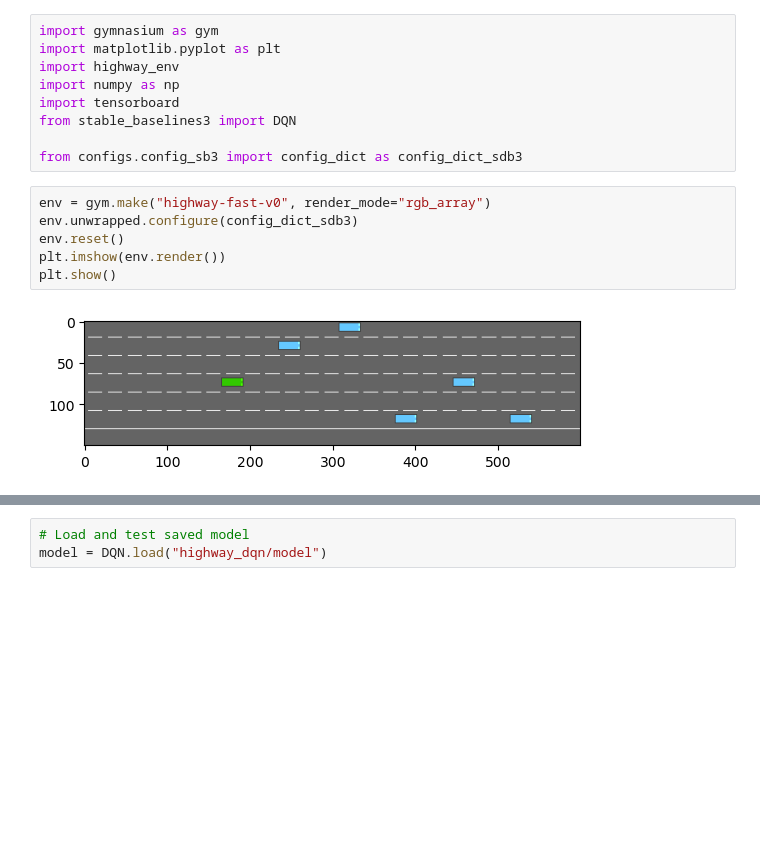
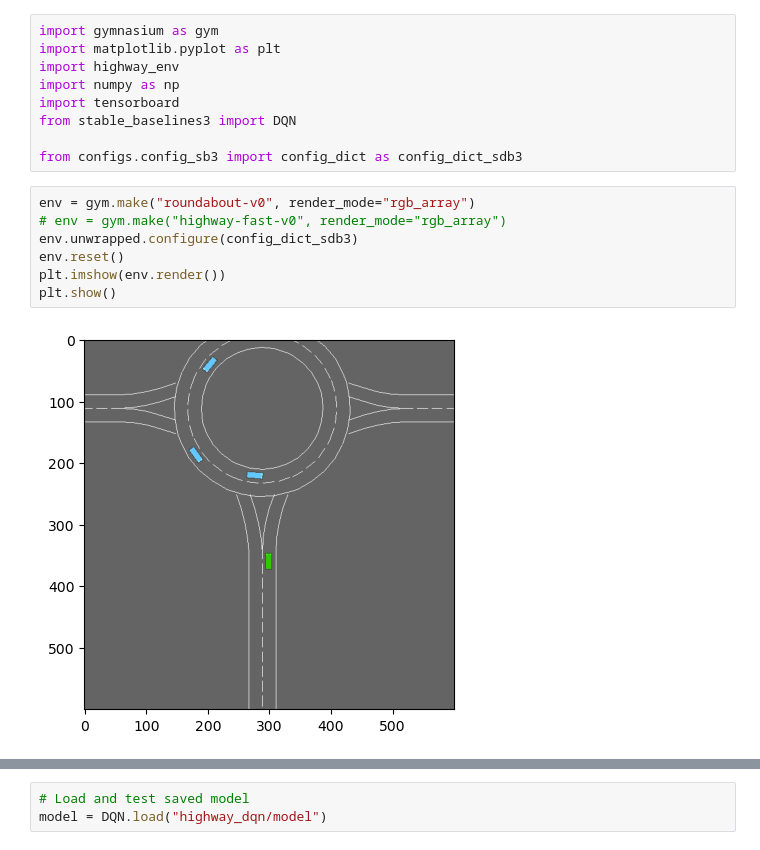
Before and after one commit to louislhotte/highway-RL-cs-2025, a Jupyter notebook: task_3.ipynb, the cells around one changed output, grey strips where cells are left out. Saved outputs shown, nothing was run; the diff lists cells and outputs as text; blank space fills up the shorter version.

```diff
--- a/task_3.ipynb
+++ b/task_3.ipynb
@@ -19,13 +68,14 @@ from stable_baselines3 import DQN
 
 from configs.config_sb3 import config_dict as config_dict_sdb3
 # %%
-env = gym.make("highway-fast-v0", render_mode="rgb_array")
+env = gym.make("roundabout-v0", render_mode="rgb_array")
+# env = gym.make("highway-fast-v0", render_mode="rgb_array")
 env.unwrapped.configure(config_dict_sdb3)
 env.reset()
 plt.imshow(env.render())
 plt.show()
 # %% [output]
-[figure, old version]
+[figure, new version]
 # %%
 
 model = DQN('MlpPolicy', env,
```
Also changed, not shown: parts of 7 cells of this notebook, 41 other files.
